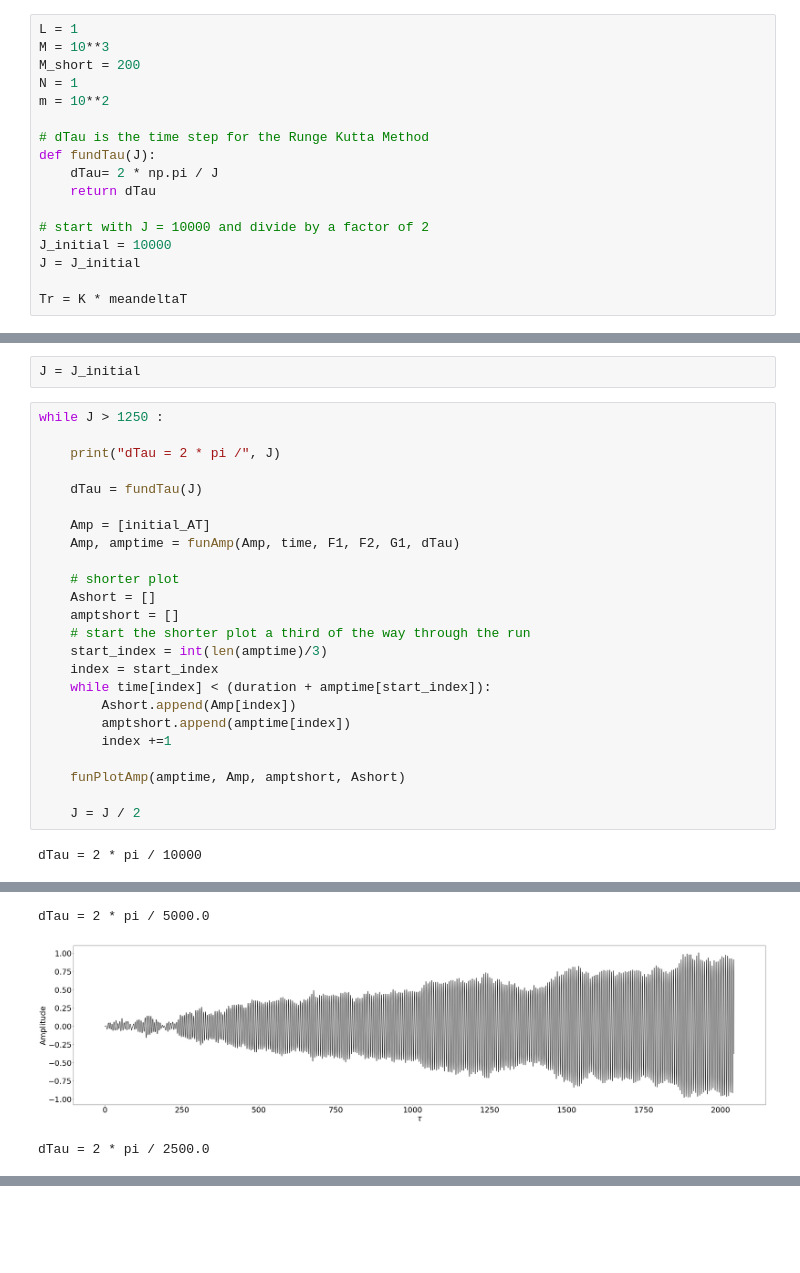
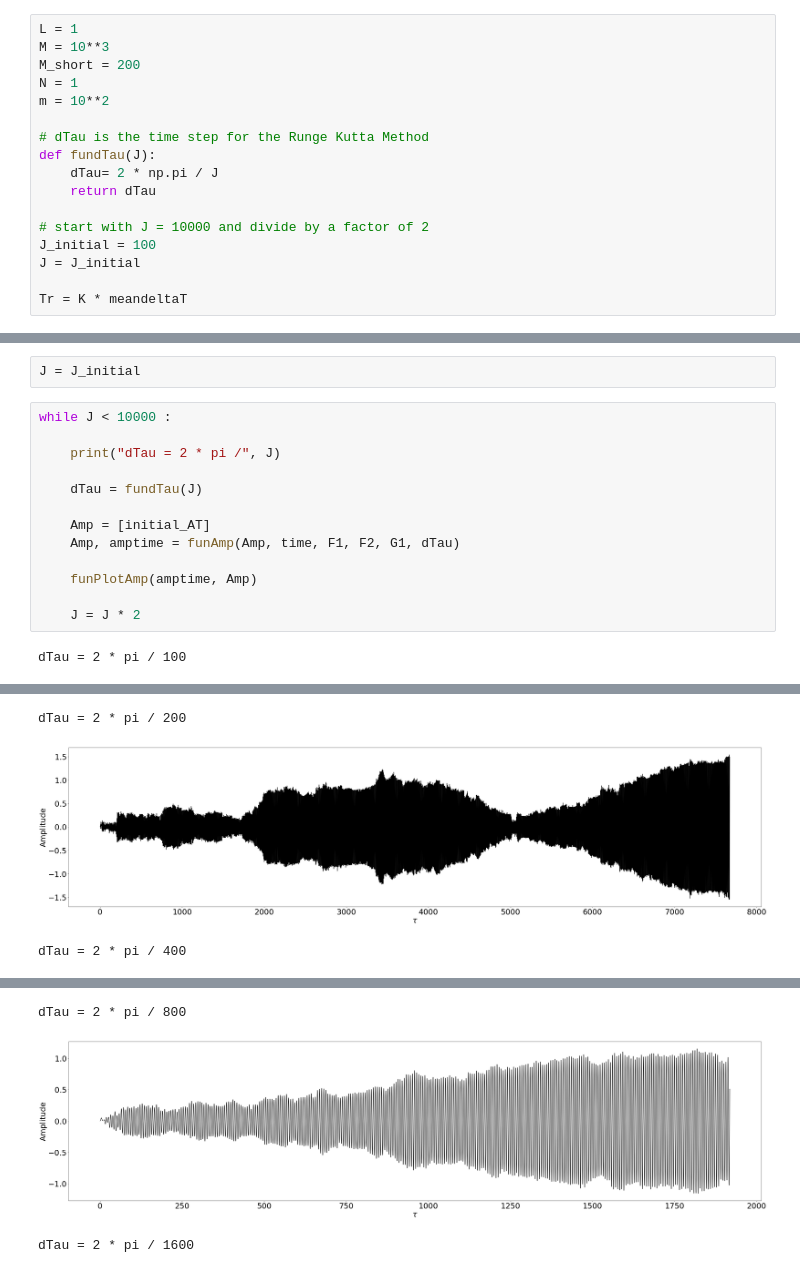
Before and after one commit to ctandon11/Mode_Turbulence_Coupling, a Jupyter notebook: change dTau-Copy4.ipynb, the cells around one changed output, grey strips where cells are left out. Drawn from its saved outputs; the diff is of its cells as text; blank space fills up the shorter version.

```diff
--- a/change dTau-Copy4.ipynb
+++ b/change dTau-Copy4.ipynb
@@ -44,7 +44,7 @@ def fundTau(J):
     return dTau
 
 # start with J = 10000 and divide by a factor of 2
-J_initial = 10000
+J_initial = 100
 J = J_initial
 
 Tr = K * meandeltaT
@@ -347,7 +329,7 @@ short run:
 # %%
 J = J_initial
 # %%
-while J > 1250 :
+while J < 10000 :
 
     print("dTau = 2 * pi /", J)
 
@@ -356,19 +338,8 @@ while J > 1250 :
     Amp = [initial_AT]
     Amp, amptime = funAmp(Amp, time, F1, F2, G1, dTau)
 
-    # shorter plot
-    Ashort = []
-    amptshort = []
-    # start the shorter plot a third of the way through the run
-    start_index = int(len(amptime)/3)
-    index = start_index
-    while time[index] < (duration + amptime[start_index]):
-        Ashort.append(Amp[index])
-        amptshort.append(amptime[index])
-        index +=1
+    funPlotAmp(amptime, Amp)
 
-    funPlotAmp(amptime, Amp, amptshort, Ashort)
-
-    J = J / 2
+    J = J * 2
 # %% [output]
-dTau = 2 * pi / 10000
+dTau = 2 * pi / 100
@@ -376,3 +347,3 @@ dTau = 2 * pi / 10000
-dTau = 2 * pi / 5000.0
+dTau = 2 * pi / 200
-[figure, old version]
+[figure, new version]
-dTau = 2 * pi / 2500.0
+dTau = 2 * pi / 400
@@ -379,0 +351,3 @@ dTau = 2 * pi / 2500.0
+dTau = 2 * pi / 800
+[figure, added]
+dTau = 2 * pi / 1600
```
Also changed, not shown: parts of 5 cells of this notebook.
